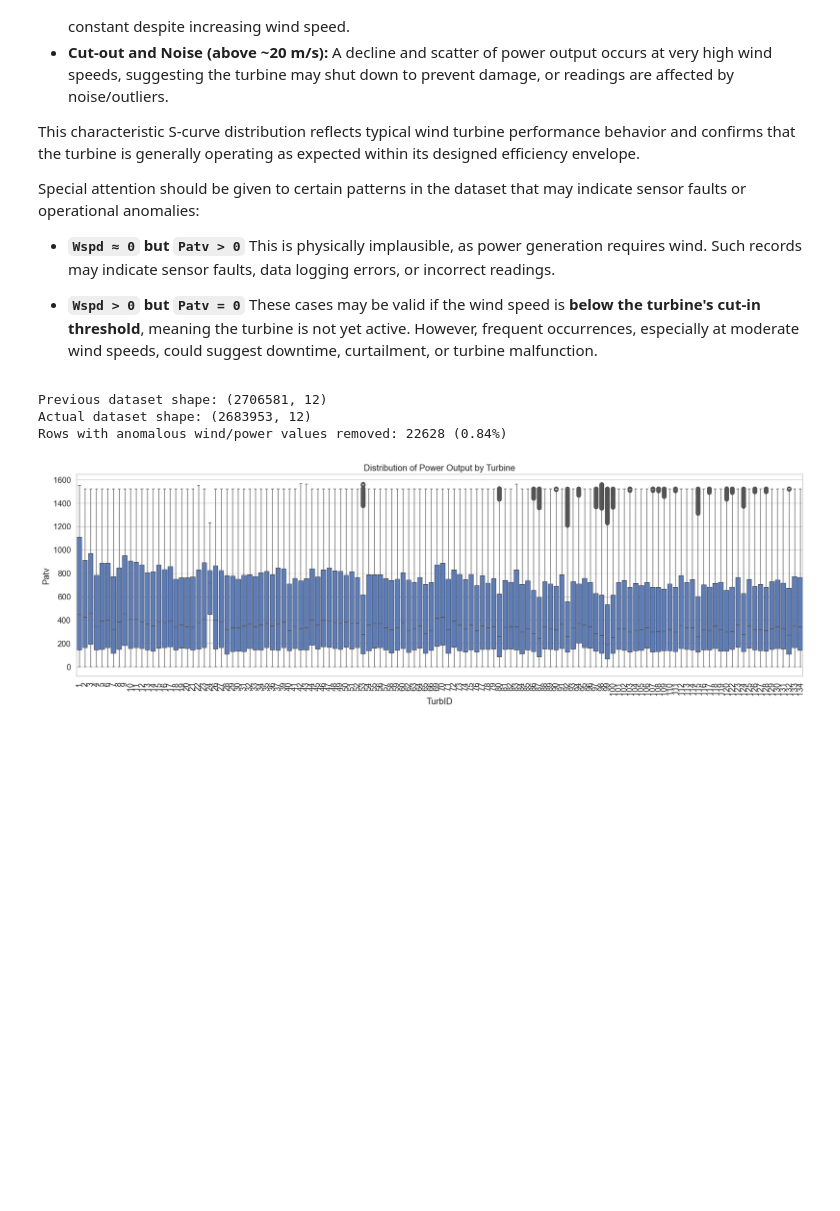
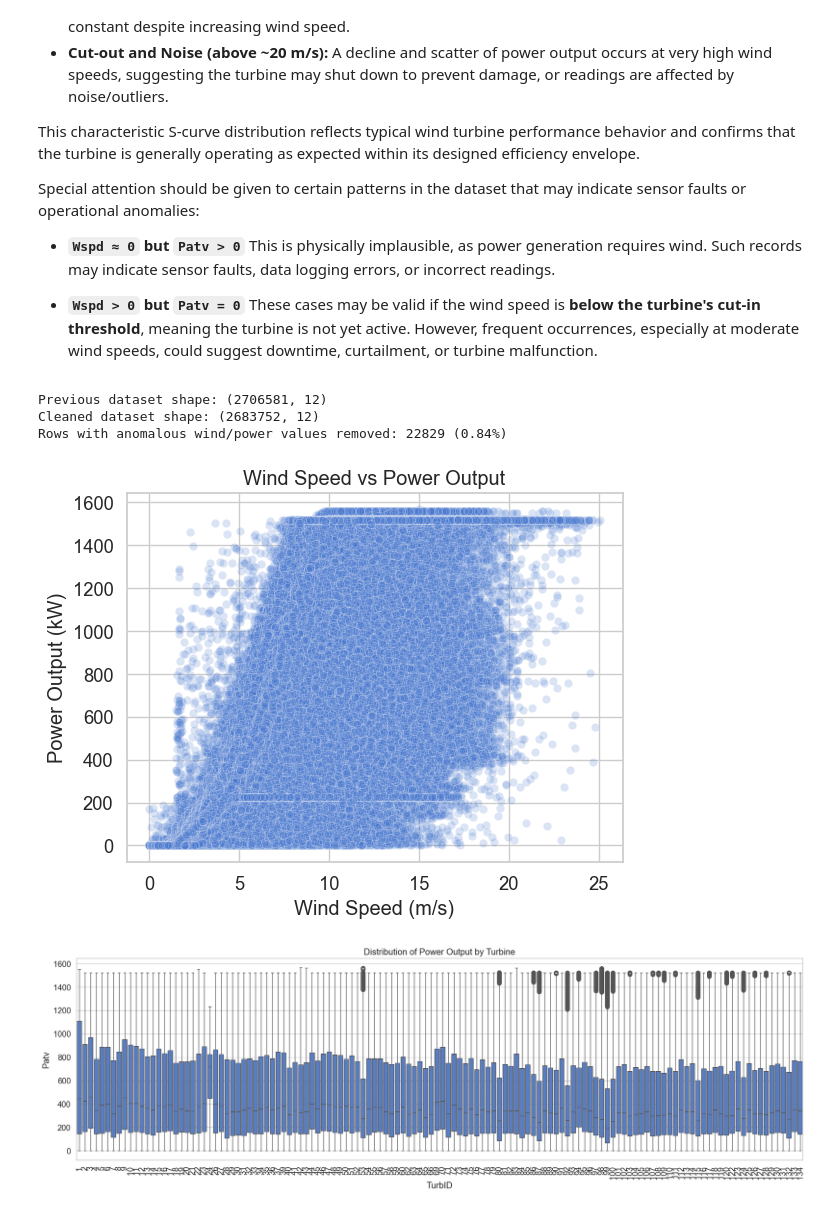
Before and after one commit to npinto97/S2R-Wind, a Jupyter notebook: notebooks/1_eda.ipynb, the cells around one changed output. Drawn from its saved outputs; the diff is of its cells as text; code cells hidden in the pictures; blank space fills up the shorter version.

```diff
--- a/notebooks/1_eda.ipynb
+++ b/notebooks/1_eda.ipynb
@@ -432,26 +432,39 @@ Special attention should be given to certain patterns in the dataset that may in
 print("Previous dataset shape:", wtb_df_clean.shape)
 prev_rows = wtb_df_clean.shape[0]
 
-cut_in_threshold = 3.0
+cut_in_threshold = 3.0           # Minimum wind speed required to start producing power
+low_wind_threshold = 1.5         # Very low wind speed
+high_power_threshold = 200       # Power value considered too high for low wind
 
-# Condition 1: Zero wind speed but positive active power (anomaly)
+# Condition 1: Zero wind speed but positive power output (physically implausible)
 invalid_power = (wtb_df_clean['Wspd'] == 0) & (wtb_df_clean['Patv'] > 0)
 
-# Condition 2: Wind speed above cut-in threshold but zero active power (turbine should be producing)
+# Condition 2: Wind speed above cut-in threshold but zero power output (turbine should be generating)
 no_output_above_cutin = (wtb_df_clean['Wspd'] > cut_in_threshold) & (wtb_df_clean['Patv'] == 0)
 
-# Filter the DataFrame by removing rows that satisfy either condition
-wtb_df_clean = wtb_df_clean[~(invalid_power | no_output_above_cutin)].copy()
+# Condition 3: Very low wind speed but unusually high power output (suspicious)
+high_power_low_wind = (wtb_df_clean['Wspd'] < low_wind_threshold) & (wtb_df_clean['Patv'] > high_power_threshold)
 
-print("Actual dataset shape:", wtb_df_clean.shape)
+# Remove all rows that match any of the above anomalies
+wtb_df_clean = wtb_df_clean[~(invalid_power | no_output_above_cutin | high_power_low_wind)].copy()
 
-# Number of rows removed
+print("Cleaned dataset shape:", wtb_df_clean.shape)
+
+# Report number of rows removed
 rows_dropped = prev_rows - wtb_df_clean.shape[0]
 print(f"Rows with anomalous wind/power values removed: {rows_dropped} ({(rows_dropped / prev_rows) * 100:.2f}%)")
 # %% [output]
 Previous dataset shape: (2706581, 12)
-Actual dataset shape: (2683953, 12)
-Rows with anomalous wind/power values removed: 22628 (0.84%)
+Cleaned dataset shape: (2683752, 12)
+Rows with anomalous wind/power values removed: 22829 (0.84%)
+# %%
+sns.scatterplot(data=wtb_df_clean, x='Wspd', y='Patv', alpha=0.2)
+plt.title("Wind Speed vs Power Output")
+plt.xlabel("Wind Speed (m/s)")
+plt.ylabel("Power Output (kW)")
+plt.show()
+# %% [output]
+[figure, added]
 # %%
 plt.figure(figsize=(18, 6))
 sns.boxplot(data=wtb_df_clean, x='TurbID', y='Patv')
```
